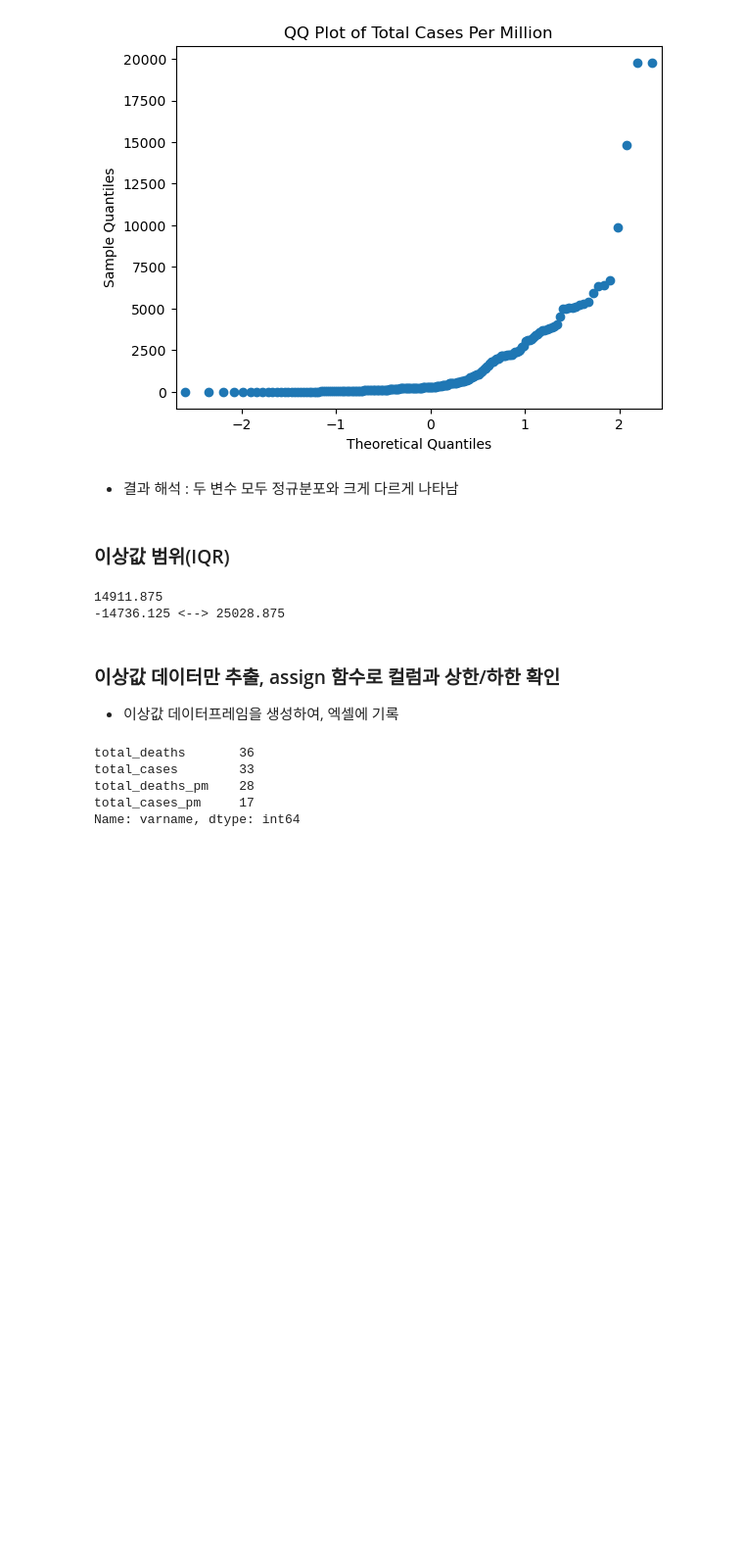
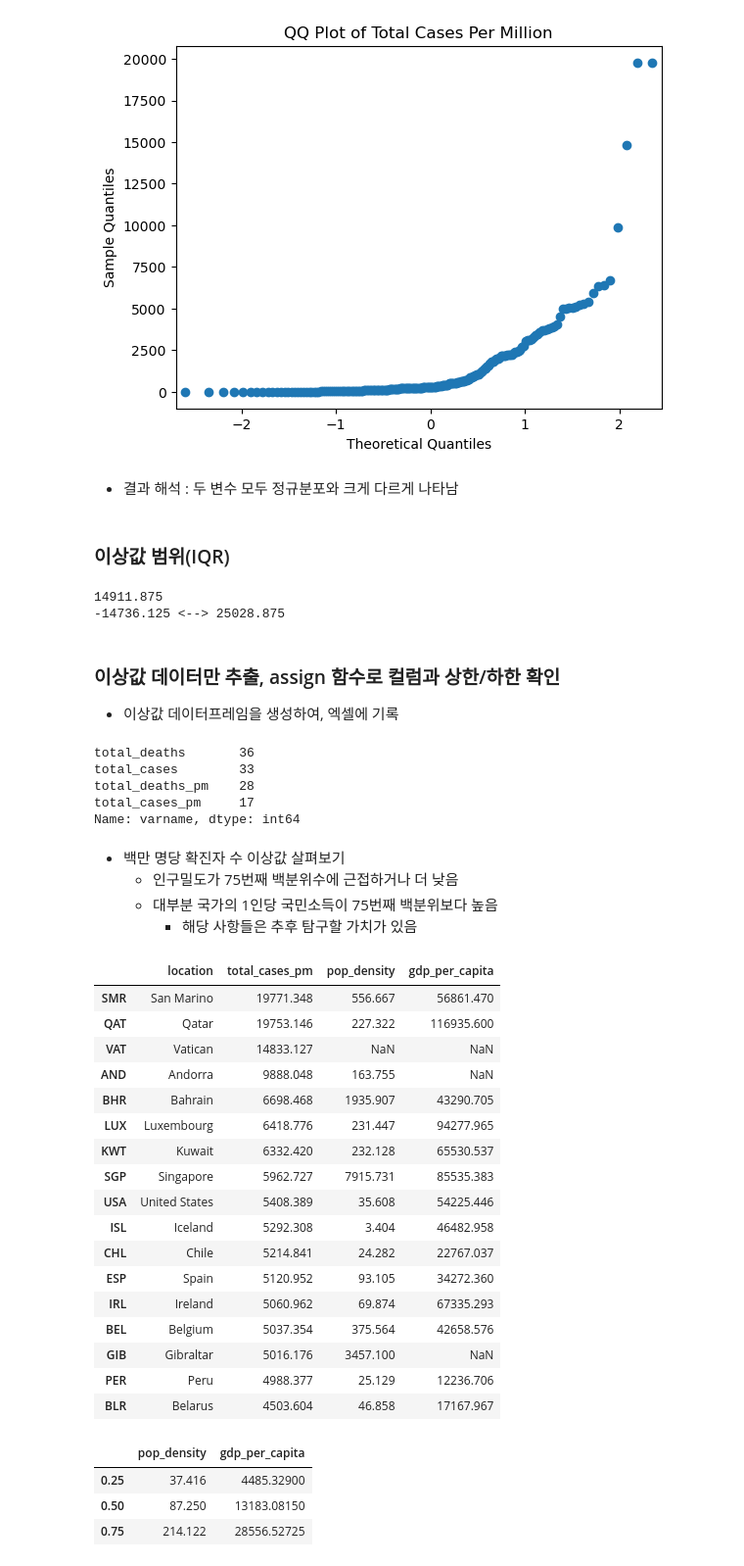
Before and after one commit to minseungryu/Pandas_Data_Cleaning, a Jupyter notebook: chapter4_누락값과 이상값.ipynb, the cells around one changed output. Shown at 98% size. Cells and saved outputs as stored; diff of their text form; code cells hidden in the pictures; blank space fills up the shorter version.

Commit message:
TIL Pandas Outliers

```diff
--- a/chapter4_누락값.ipynb
+++ b/chapter4_누락값과 이상값.ipynb
@@ -277,3 +293,36 @@ total_cases        33
 total_deaths_pm    28
 total_cases_pm     17
 Name: varname, dtype: int64
+# %% [markdown]
+- 백만 명당 확진자 수 이상값 살펴보기
+    - 인구밀도가 75번째 백분위수에 근접하거나 더 낮음
+    - 대부분 국가의 1인당 국민소득이 75번째 백분위보다 높음
+        - 해당 사항들은 추후 탐구할 가치가 있음
+# %%
+outliers.loc[outliers.varname == 'total_cases_pm', ['location', 'total_cases_pm', 'pop_density', 'gdp_per_capita']].sort_values(['total_cases_pm'], ascending = False)
+# %% [output]
+|  | location | total_cases_pm | pop_density | gdp_per_capita |
+| SMR | San Marino | 19771.348 | 556.667 | 56861.470 |
+| QAT | Qatar | 19753.146 | 227.322 | 116935.600 |
+| VAT | Vatican | 14833.127 | NaN | NaN |
+| AND | Andorra | 9888.048 | 163.755 | NaN |
+| BHR | Bahrain | 6698.468 | 1935.907 | 43290.705 |
+| LUX | Luxembourg | 6418.776 | 231.447 | 94277.965 |
+| KWT | Kuwait | 6332.420 | 232.128 | 65530.537 |
+| SGP | Singapore | 5962.727 | 7915.731 | 85535.383 |
+| USA | United States | 5408.389 | 35.608 | 54225.446 |
+| ISL | Iceland | 5292.308 | 3.404 | 46482.958 |
+| CHL | Chile | 5214.841 | 24.282 | 22767.037 |
+| ESP | Spain | 5120.952 | 93.105 | 34272.360 |
+| IRL | Ireland | 5060.962 | 69.874 | 67335.293 |
+| BEL | Belgium | 5037.354 | 375.564 | 42658.576 |
+| GIB | Gibraltar | 5016.176 | 3457.100 | NaN |
+| PER | Peru | 4988.377 | 25.129 | 12236.706 |
+| BLR | Belarus | 4503.604 | 46.858 | 17167.967 |
+# %%
+covidtotals[['pop_density', 'gdp_per_capita']].quantile([0.25, 0.5, 0.75])
+# %% [output]
+|  | pop_density | gdp_per_capita |
+| 0.25 | 37.416 | 4485.32900 |
+| 0.50 | 87.250 | 13183.08150 |
+| 0.75 | 214.122 | 28556.52725 |
```
Also changed, not shown: parts of 7 cells of this notebook.
